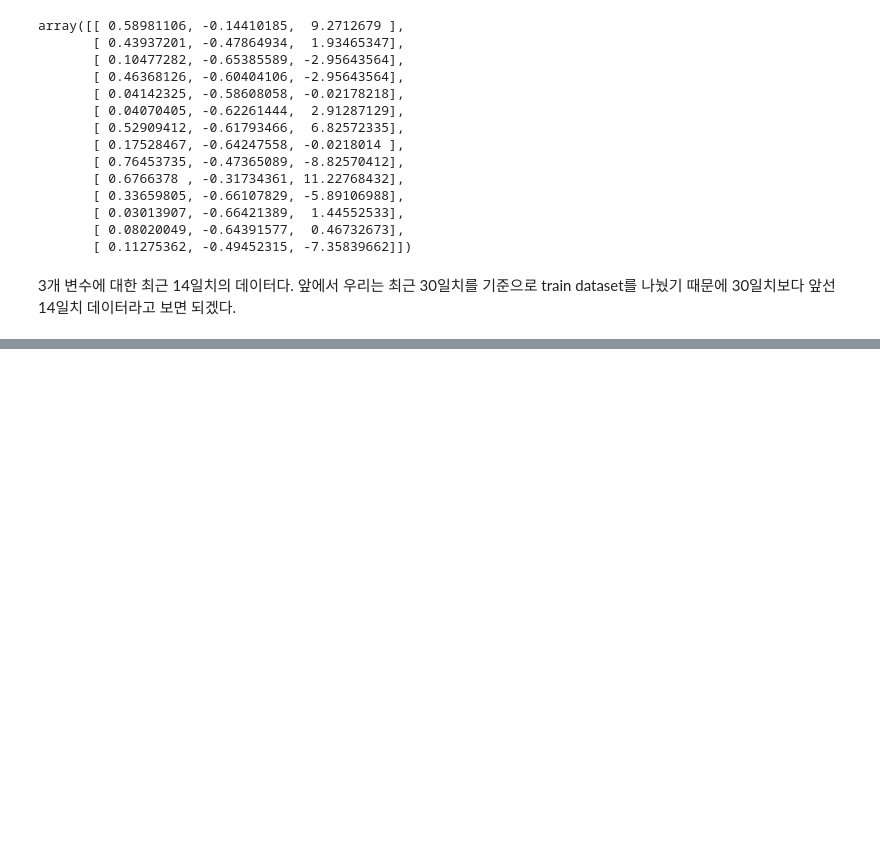
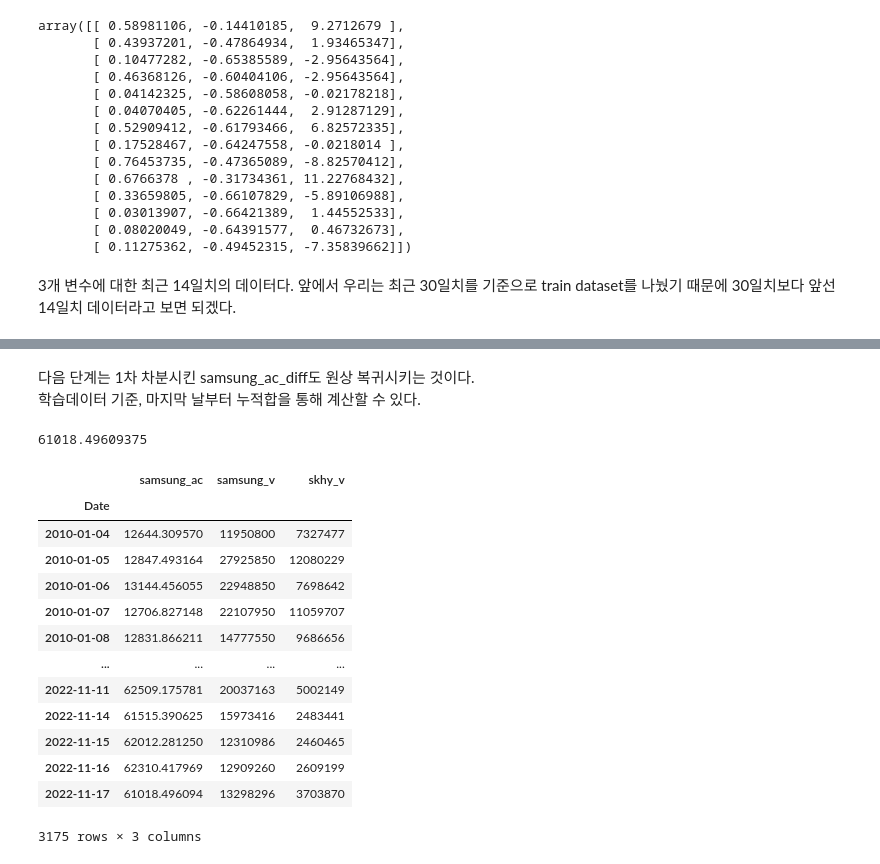
Before and after one commit to sw-song/ts-analysis, a Jupyter notebook: archive/01_var.ipynb, the cells around one changed output, grey strips where cells are left out. Drawn from its saved outputs; the diff is of its cells as text; code cells hidden in the pictures; blank space fills up the shorter version.

```diff
--- a/archive/01_var.ipynb
+++ b/archive/01_var.ipynb
@@ -708,0 +744,24 @@ from statsmodels.tools.eval_measures import rmse, aic
+# %% [markdown]
+다음 단계는 1차 차분시킨 samsung_ac_diff도 원상 복귀시키는 것이다.
+학습데이터 기준, 마지막 날부터 누적합을 통해 계산할 수 있다.
+# %%
+df_train['samsung_ac'].iloc[-1]
+# %% [output]
+61018.49609375
+# %%
+df_train
+# %% [output]
+|  | samsung_ac | samsung_v | skhy_v |
+| Date |  |  |  |
+| 2010-01-04 | 12644.309570 | 11950800 | 7327477 |
+| 2010-01-05 | 12847.493164 | 27925850 | 12080229 |
+| 2010-01-06 | 13144.456055 | 22948850 | 7698642 |
+| 2010-01-07 | 12706.827148 | 22107950 | 11059707 |
+| 2010-01-08 | 12831.866211 | 14777550 | 9686656 |
+| ... | ... | ... | ... |
+| 2022-11-11 | 62509.175781 | 20037163 | 5002149 |
+| 2022-11-14 | 61515.390625 | 15973416 | 2483441 |
+| 2022-11-15 | 62012.281250 | 12310986 | 2460465 |
+| 2022-11-16 | 62310.417969 | 12909260 | 2609199 |
+| 2022-11-17 | 61018.496094 | 13298296 | 3703870 |
+3175 rows × 3 columns
```
Also changed, not shown: parts of 12 cells of this notebook.
